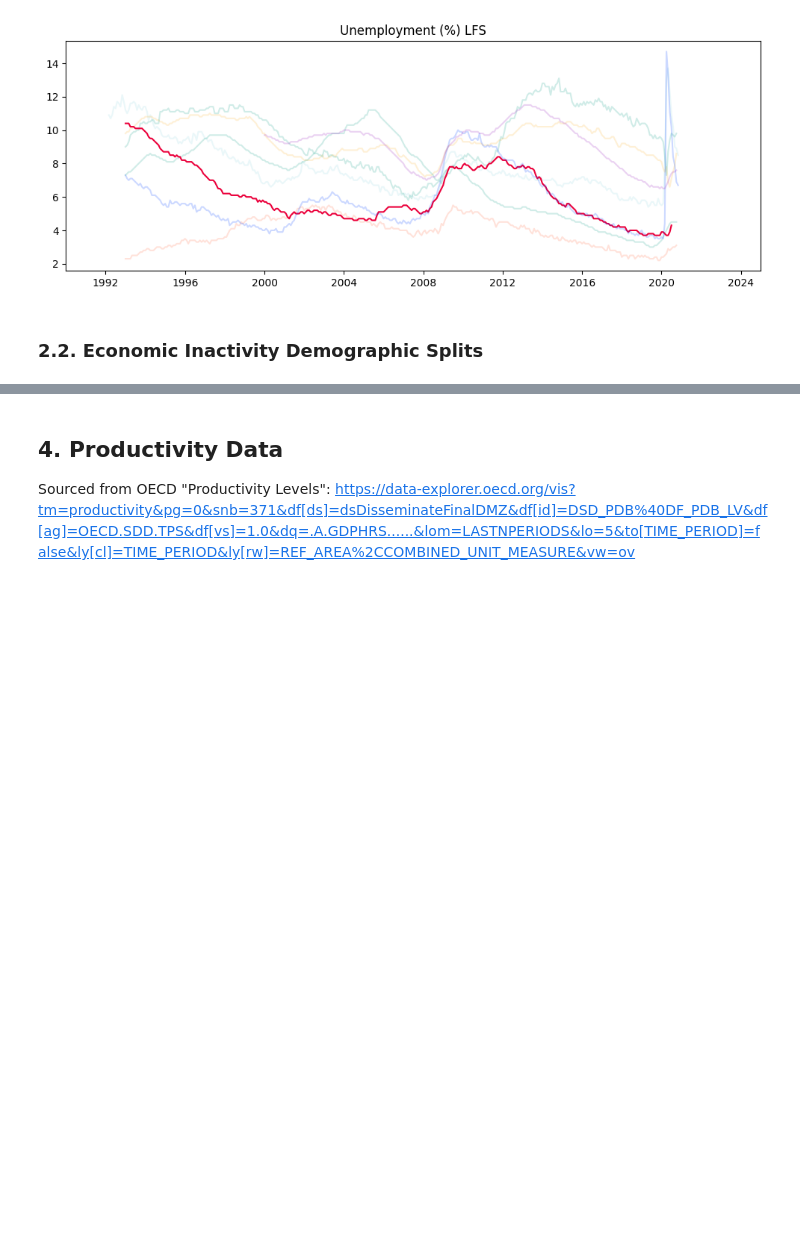
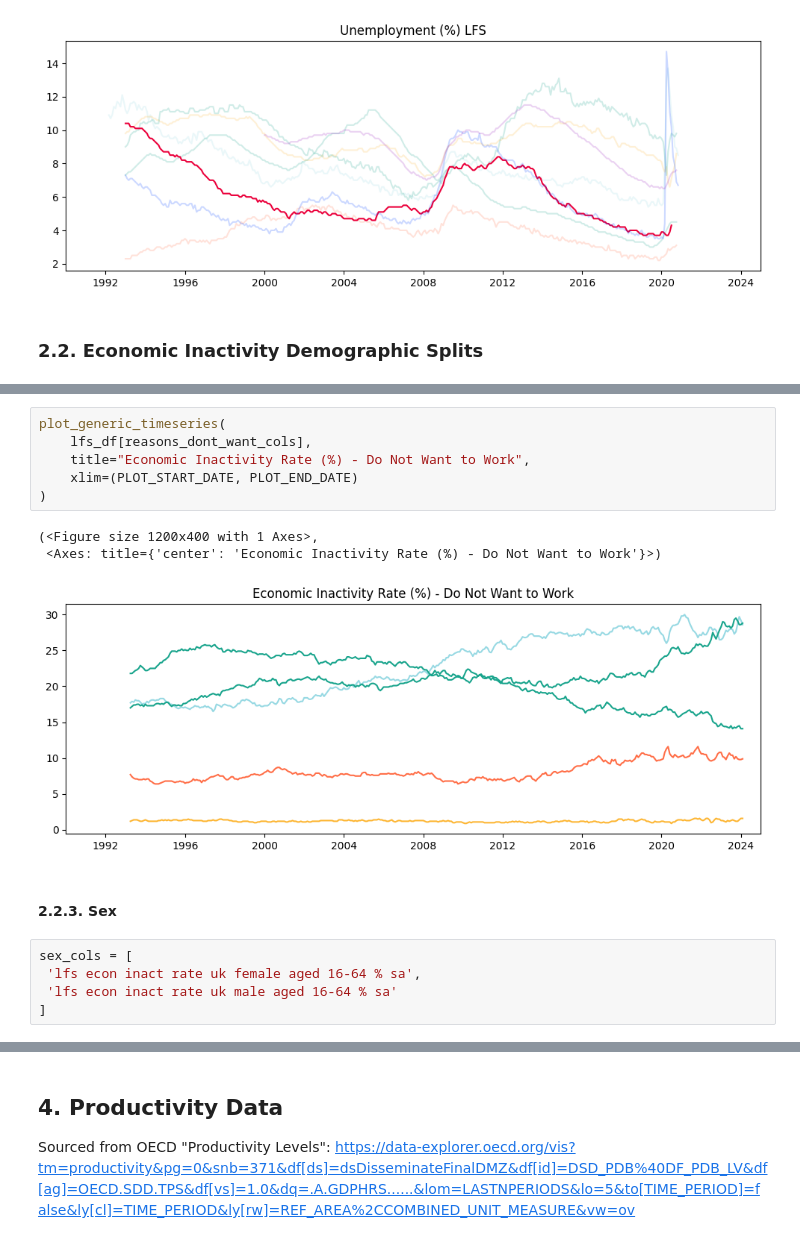
Before and after one commit to gjohl/growingeconomy, a Jupyter notebook: notebooks/presentation_plots.ipynb, the cells around one changed output, grey strips where cells are left out. Saved outputs shown, nothing was run; the diff lists cells and outputs as text; blank space fills up the shorter version.

```diff
--- a/notebooks/presentation_plots.ipynb
+++ b/notebooks/presentation_plots.ipynb
@@ -230,0 +302,17 @@ plot_country_timeseries(unemployment_df, title="Unemployment (%) LFS", xlim=(PLO
+# %%
+plot_generic_timeseries(
+    lfs_df[reasons_dont_want_cols],
+    title="Economic Inactivity Rate (%) - Do Not Want to Work",
+    xlim=(PLOT_START_DATE, PLOT_END_DATE)
+)
+# %% [output]
+(<Figure size 1200x400 with 1 Axes>,
+ <Axes: title={'center': 'Economic Inactivity Rate (%) - Do Not Want to Work'}>)
+[figure, added]
+# %% [markdown]
+#### 2.2.3. Sex
+# %%
+sex_cols = [
+ 'lfs econ inact rate uk female aged 16-64 % sa',
+ 'lfs econ inact rate uk male aged 16-64 % sa'
+]
```
Also changed, not shown: parts of 14 cells of this notebook, 1 other file.
